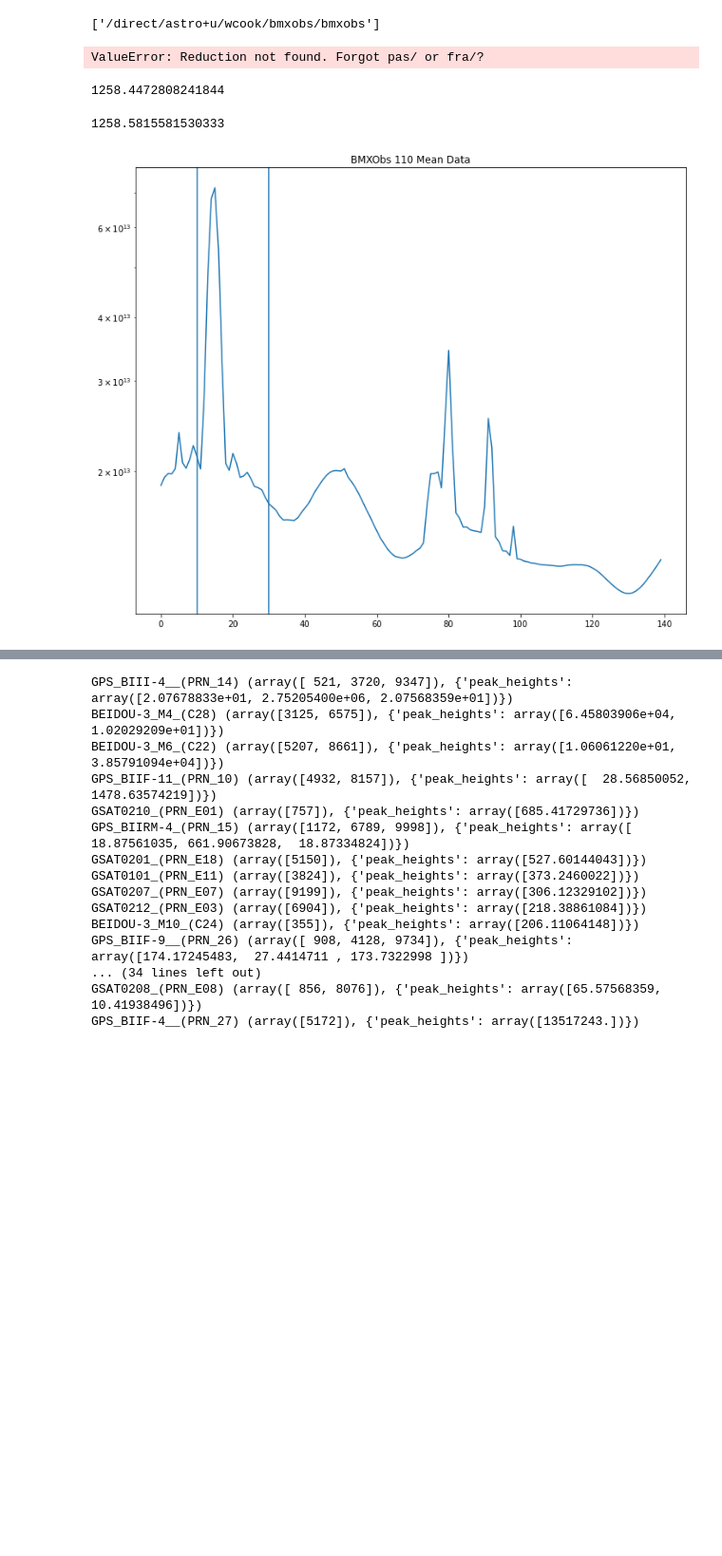
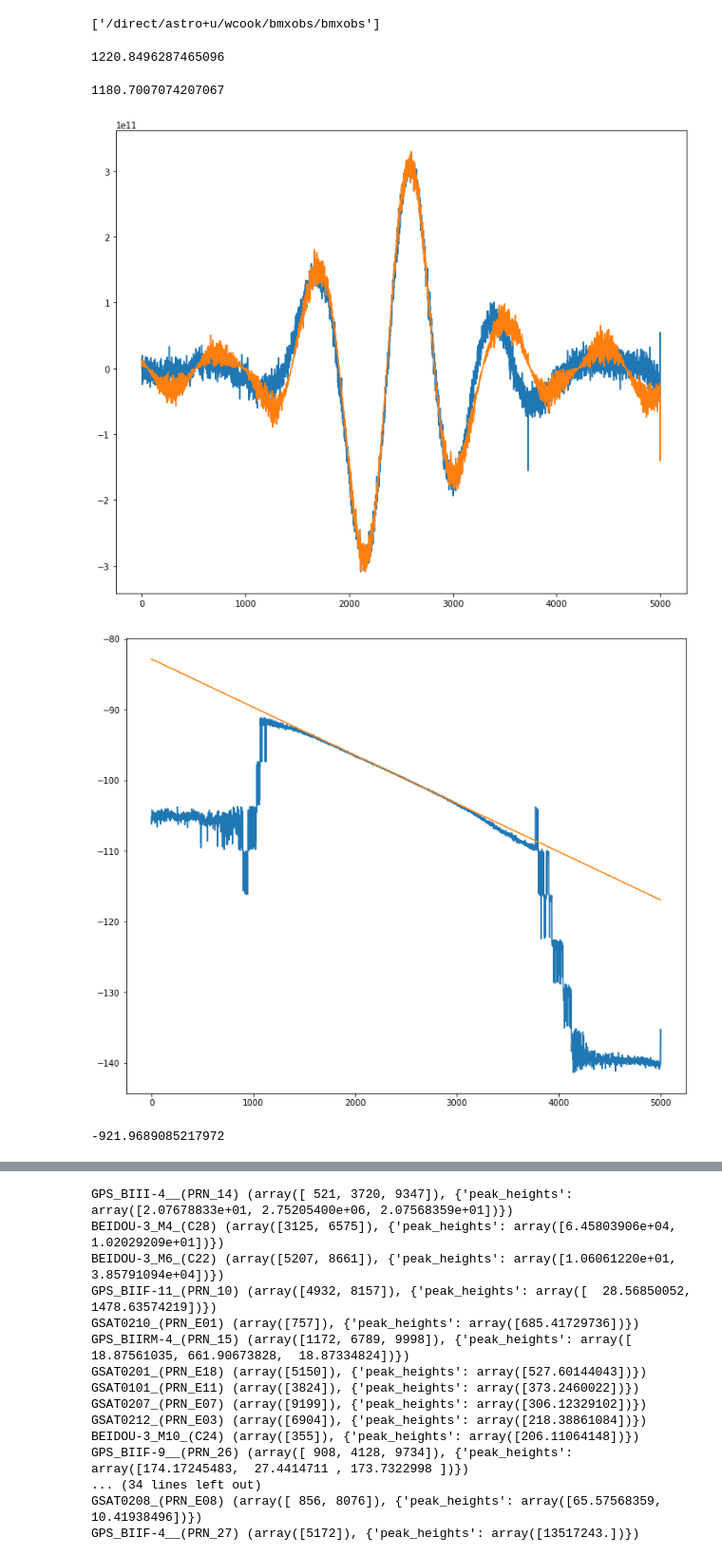
Before and after one commit to bmxdemo/bmxobs, a Jupyter notebook: towards1.ipynb, the cells around one changed output, grey strips where cells are left out. Shown at 95% size. Saved outputs shown, nothing was run; the diff lists cells and outputs as text; code cells hidden in the pictures; blank space fills up the shorter version.

```diff
--- a/towards1.ipynb
+++ b/towards1.ipynb
@@ -20,27 +20,51 @@ bmxobs.__path__
 # %% [output]
 ['/direct/astro+u/wcook/bmxobs/bmxobs']
 # %%
-BMX = bmxobs.BMXObs("pas/211030_2000", channels='all')
+BMX = bmxobs.BMXObs("pas/211107_1900", channels='all')
-# %% [output]
-ValueError: Reduction not found. Forgot pas/ or fra/?
 # %%
-D=bmxobs.BMXSingleFreqObs("pas/211025_2000", freq_bins=(580,600))
+D=bmxobs.BMXSingleFreqObs("pas/211107_1900", freq_bins=(440,460))
 print(D.freq)
 # %% [output]
-1258.4472808241844
+1220.8496287465096
 # %%
-print(BMX.freq[0][590])
+print(BMX.freq[0][300])
 # %% [output]
-1258.5815581530333
+1180.7007074207067
-# %%
-plt.figure(figsize=(12,10))
-plt.yscale('log')
-plt.plot(BMX[110].mean(axis=0)[460:600])
-plt.axvline(10)
-plt.axvline(30)
-#plt.xlim(1750,1790)
-plt.title('BMXObs 110 Mean Data')
-plt.show()
-# %% [output]
-[figure, removed]
+# %%
+cut = [93000,98000]
+fitCut = [95000,96000]
+freq = 930
+ratio = BMX.freq[0][freq]/BMX.freq[0][300]
+
+plt.figure(figsize=(12,10))
+#plt.yscale('log')
+data = BMX[120][:,freq]
+data = data - (data[cut[0]:cut[1]]).mean()
+real = data.real
+phase = np.arccos(real/abs(data)) * (2*(data.imag>0)-1)
+
+for i in range(len(phase)-1):
+    if phase[i]-phase[i+1]>=6:
+        phase[i+1:] += 2*np.pi
+    elif phase[i]-phase[i+1]<=-6:
+        phase[i+1:] += -2*np.pi
+
+poly = np.polyfit(np.arange(fitCut[0],fitCut[1]),phase[fitCut[0]:fitCut[1]],1)
+polyfit = poly[1] + np.arange(len(data))*poly[0]
+cosFit = np.cos(polyfit)*abs(data)
+
+plt.plot(real[cut[0]:cut[1]])
+#plt.plot(fit[cut[0]:cut[1]])
+plt.plot(cosFit[cut[0]:cut[1]])
+plt.show()
+plt.figure(figsize=(12,10))
+plt.plot(phase[cut[0]:cut[1]])
+plt.plot(polyfit[cut[0]:cut[1]])
+plt.show()
+
+print(2*np.pi/poly[0])
+# %% [output]
+[figure, added]
+[figure, added]
+-921.9689085217972
 # %%
```
Also changed, not shown: parts of 8 cells of this notebook, 8 other files.
